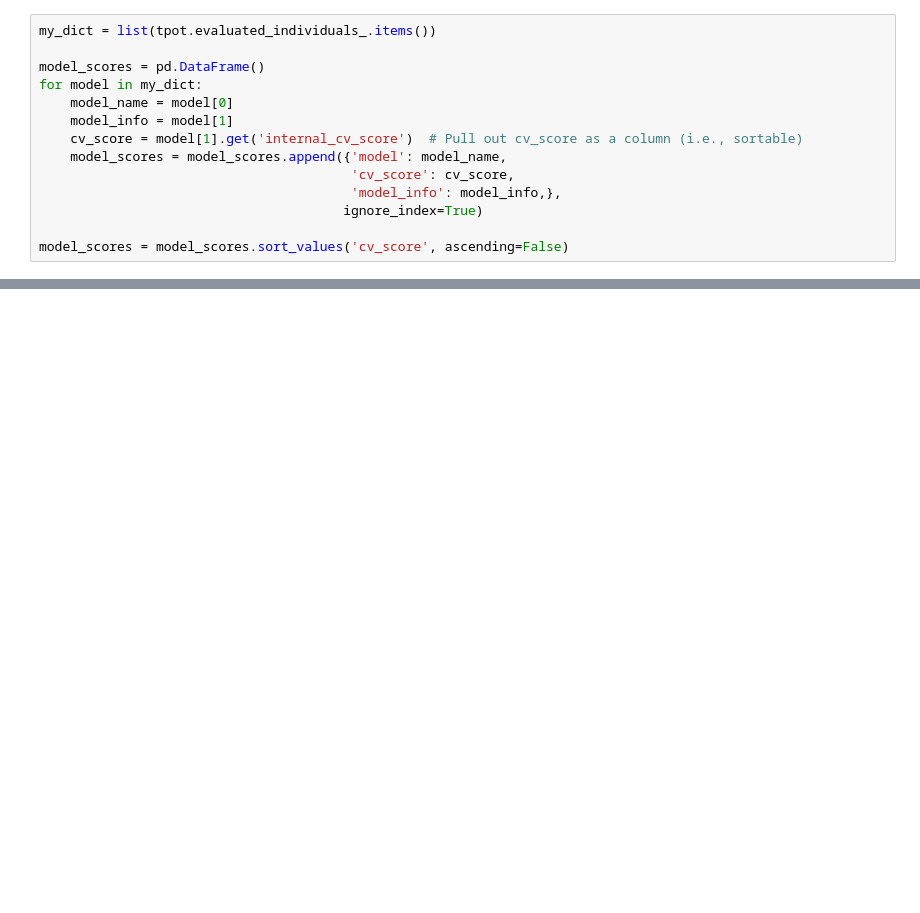
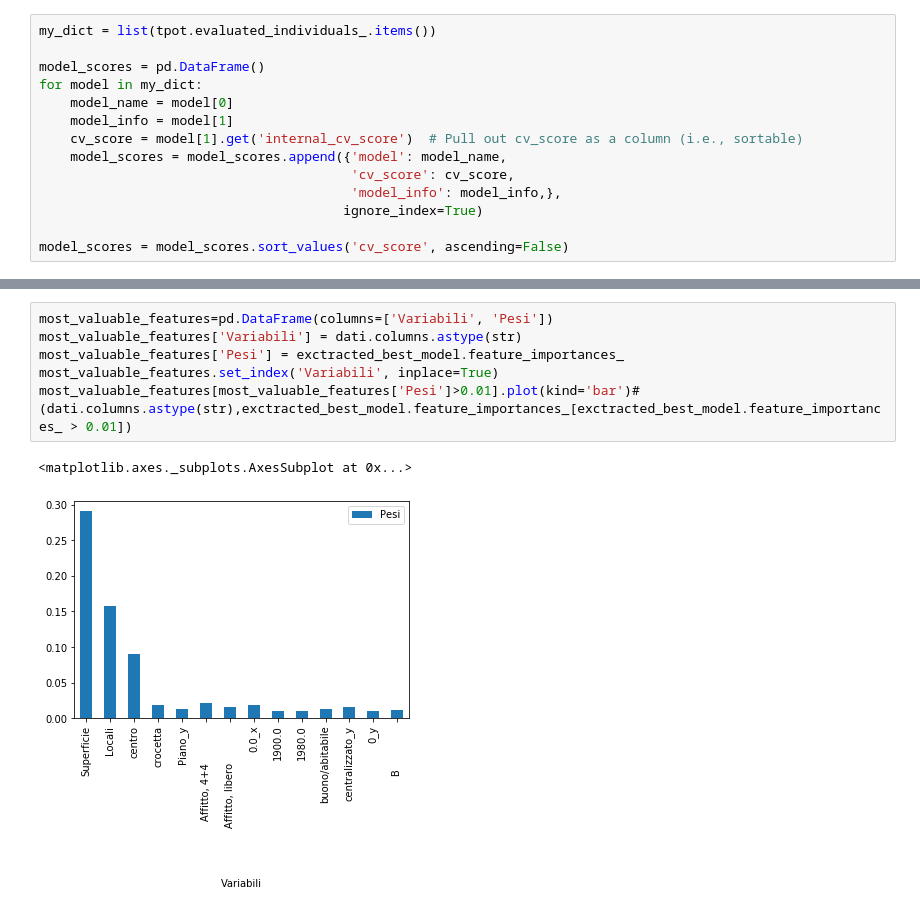
Before and after one commit to wonka929/house_scraping_and_regression, a Jupyter notebook: Regressione_affitti.ipynb, the cells around one changed output, grey strips where cells are left out. Saved outputs shown, nothing was run; the diff lists cells and outputs as text; blank space fills up the shorter version.

```diff
--- a/Regressione_affitti.ipynb
+++ b/Regressione_affitti.ipynb
@@ -247,0 +226,9 @@ plot.show()
+# %%
+most_valuable_features=pd.DataFrame(columns=['Variabili', 'Pesi'])
+most_valuable_features['Variabili'] = dati.columns.astype(str)
+most_valuable_features['Pesi'] = exctracted_best_model.feature_importances_
+most_valuable_features.set_index('Variabili', inplace=True)
+most_valuable_features[most_valuable_features['Pesi']>0.01].plot(kind='bar')#(dati.columns.astype(str),exctracted_best_model.feature_importances_[exctracted_best_model.feature_importances_ > 0.01])
+# %% [output]
+<matplotlib.axes._subplots.AxesSubplot at 0x...>
+[figure, added]
```
Also changed, not shown: parts of 72 cells of this notebook, 14 other files.
